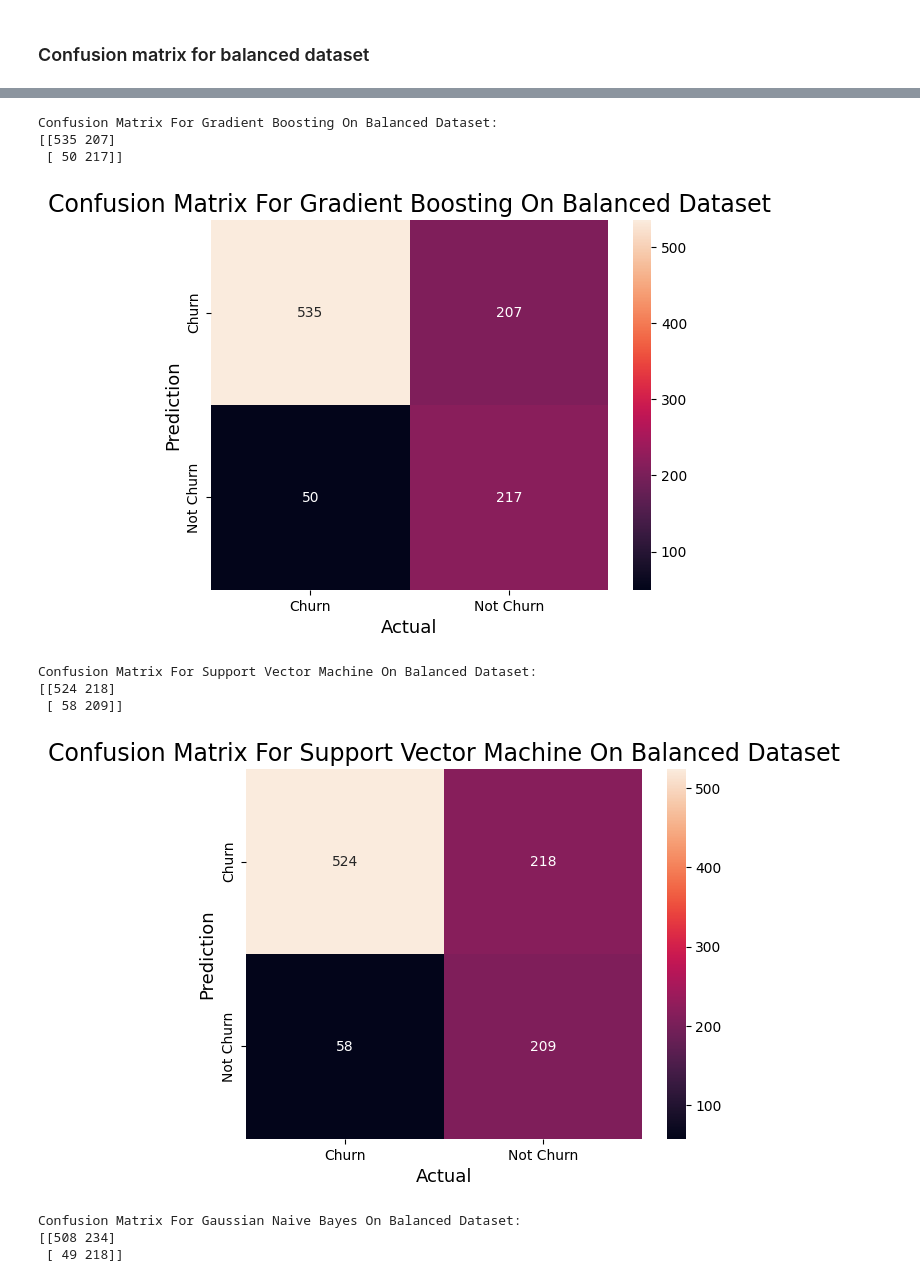
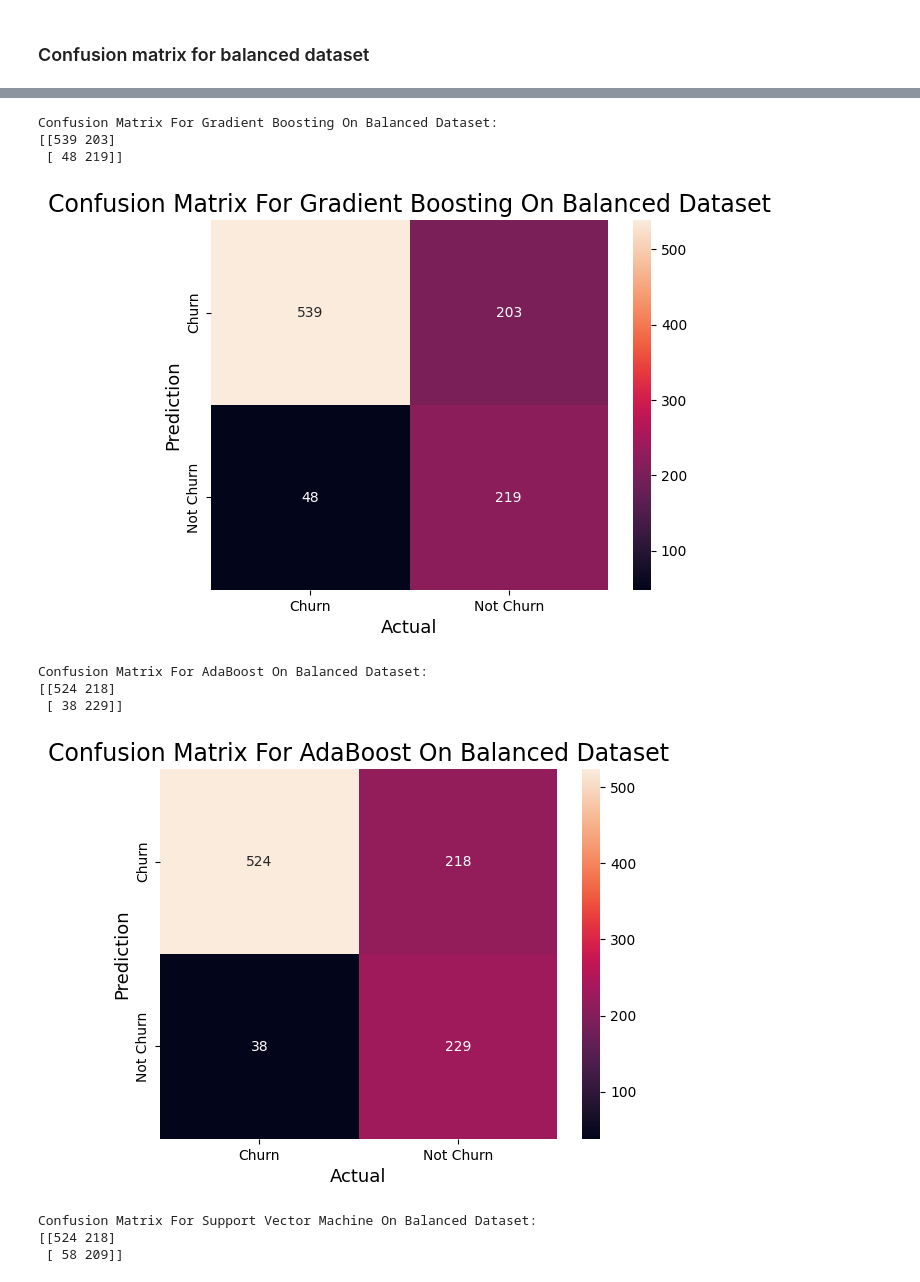
Before and after one commit to iameberedavid/Telco-Churn-Analysis, a Jupyter notebook: Jupyter Notebook.ipynb, the cells around one changed output, grey strips where cells are left out. Cells and saved outputs as stored; diff of their text form; code cells hidden in the pictures.

Commit message:
Added AdaBoostClassifier to the models trained and tuned

```diff
--- a/Jupyter Notebook.ipynb
+++ b/Jupyter Notebook.ipynb
@@ -1458,13 +1515,14 @@ Name: count, dtype: int64
 # %%
 # Create a list of models to train and evaluate
 models = [
-    ('Logistic Regression', LogisticRegression(random_state=42, solver='liblinear', max_iter=1000)),
-    ('Decision Tree', DecisionTreeClassifier(random_state=42, criterion='gini', min_samples_leaf=8, max_depth=5)),
-    ('Random Forest', RandomForestClassifier(random_state=42, n_estimators=100, max_depth=5)),
-    ('Gradient Boosting', GradientBoostingClassifier(random_state=42, n_estimators=100, learning_rate=0.1)),
-    ('Support Vector Machine', SVC(random_state=42, kernel='rbf', C=1.0)),
+    ('Logistic Regression', LogisticRegression(random_state=42)),
+    ('Decision Tree', DecisionTreeClassifier(random_state=42)),
+    ('Random Forest', RandomForestClassifier(random_state=42)),
+    ('Gradient Boosting', GradientBoostingClassifier(random_state=42)),
+    ('AdaBoost', AdaBoostClassifier(random_state=42)),
+    ('Support Vector Machine', SVC(random_state=42)),
     ('Gaussian Naive Bayes', GaussianNB()),
-    ('K-Nearest Neighbors', KNeighborsClassifier(n_neighbors=5)),
+    ('K-Nearest Neighbors', KNeighborsClassifier())
 ]
 # %% [markdown]
 ### Model training and evaluation with unbalanced dataset
@@ -1573,25 +1684,0 @@ These four models will be tuned for greater efficiency.
-# %%
-# Model prediction and confusion matrix computation
-for model_name, model in models:
-    # Model training with unbalanced dataset
-    model.fit(X_train, y_train)
-
-    # Using models to make predictions on validation set
-    y_pred = model.predict(X_val)
-
-    # Compute the confusion matrix
-    cm = confusion_matrix(y_val, y_pred)
-
-    # Print the confusion matrix
-    print(f'Confusion Matrix For {model_name} On Balanced Dataset:\n{cm}')
-
-    # plot the confusion matrix
-    sns.heatmap(cm,
-            annot=True,
-            fmt='g',
-            xticklabels=['Churn','Not Churn'],
-            yticklabels=['Churn','Not Churn'])
-    plt.ylabel('Prediction',fontsize=13)
-    plt.xlabel('Actual',fontsize=13)
-    plt.title(f'Confusion Matrix For {model_name} On Unbalanced Dataset',fontsize=17)
-    plt.show()
@@ -1632,11 +1690,11 @@ for model_name, model in models:
     # Model training with balanced dataset
     model.fit(X_train_balanced, y_train_balanced)
 
-    # Using models to make predictions on validation set
-    y_pred = model.predict(X_val)
+    # Using the models to make predictions on the validation set
+    y_pred_bal = model.predict(X_val)
 
     # Compute the confusion matrix
-    cm = confusion_matrix(y_val, y_pred)
+    cm = confusion_matrix(y_val, y_pred_bal)
 
     # Print the confusion matrix
     print(f'Confusion Matrix For {model_name} On Balanced Dataset:\n{cm}')
@@ -1667,11 +1725,11 @@ Confusion Matrix For Random Forest On Balanced Dataset:
 Confusion Matrix For Gradient Boosting On Balanced Dataset:
-[[535 207]
- [ 50 217]]
+[[539 203]
+ [ 48 219]]
 [figure]
-Confusion Matrix For Support Vector Machine On Balanced Dataset:
+Confusion Matrix For AdaBoost On Balanced Dataset:
 [[524 218]
- [ 58 209]]
+ [ 38 229]]
-[figure, old version]
+[figure, new version]
-Confusion Matrix For Gaussian Naive Bayes On Balanced Dataset:
-[[508 234]
- [ 49 218]]
+Confusion Matrix For Support Vector Machine On Balanced Dataset:
+[[524 218]
+ [ 58 209]]
```
Also changed, not shown: parts of 45 cells of this notebook.
